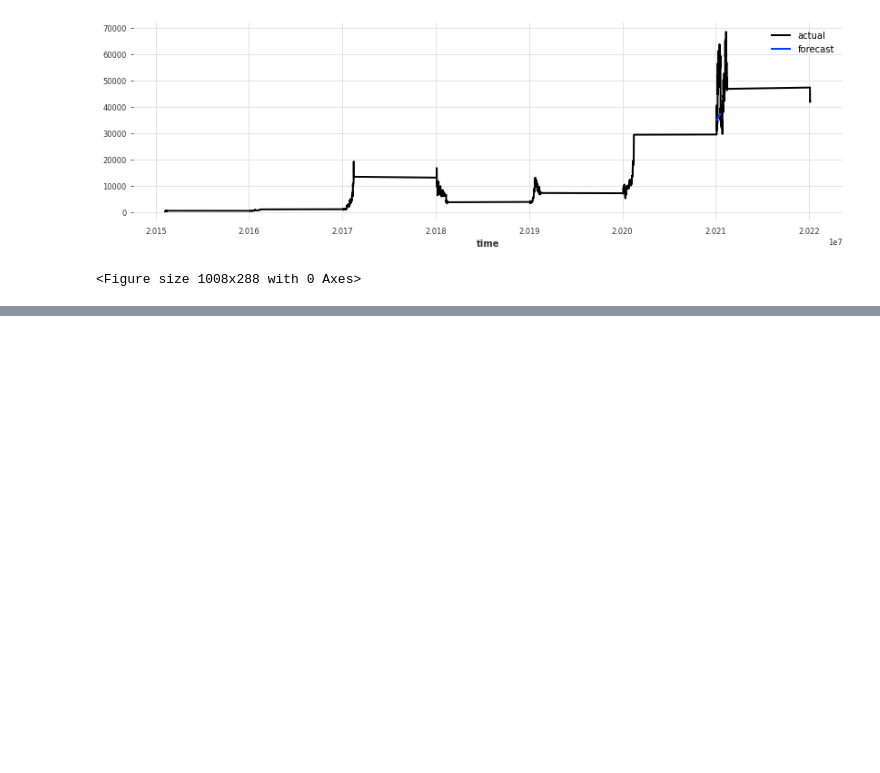
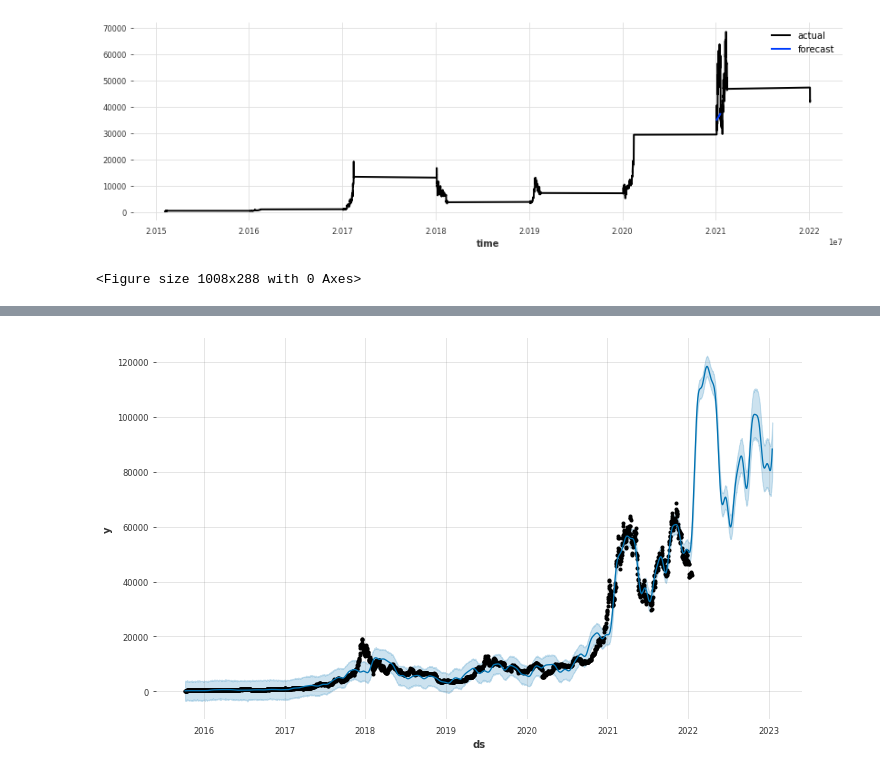
Before and after one commit to JonathanSuryadiputra/datascience-ca1, a Jupyter notebook: chiieong/CA.ipynb, the cells around one changed output, grey strips where cells are left out. Drawn from its saved outputs; the diff is of its cells as text; code cells hidden in the pictures; blank space fills up the shorter version.

```diff
--- a/chiieong/CA.ipynb
+++ b/chiieong/CA.ipynb
@@ -210,0 +213,6 @@ forecast
+# %%
+model = Prophet(daily_seasonality = False, weekly_seasonality = False, yearly_seasonality = True, seasonality_mode = 'multiplicative', growth = 'linear')
+model.fit(df)
+future = model.make_future_dataframe(periods = 365)
+forecast = model.predict(future)
+forecast[['ds', 'yhat', 'yhat_lower', 'yhat_upper']].tail()
@@ -210,0 +243,4 @@ forecast
+# %%
+fig1 = model.plot(forecast)
+# %% [output]
+[figure, added]
```
Also changed, not shown: parts of 39 cells of this notebook.
